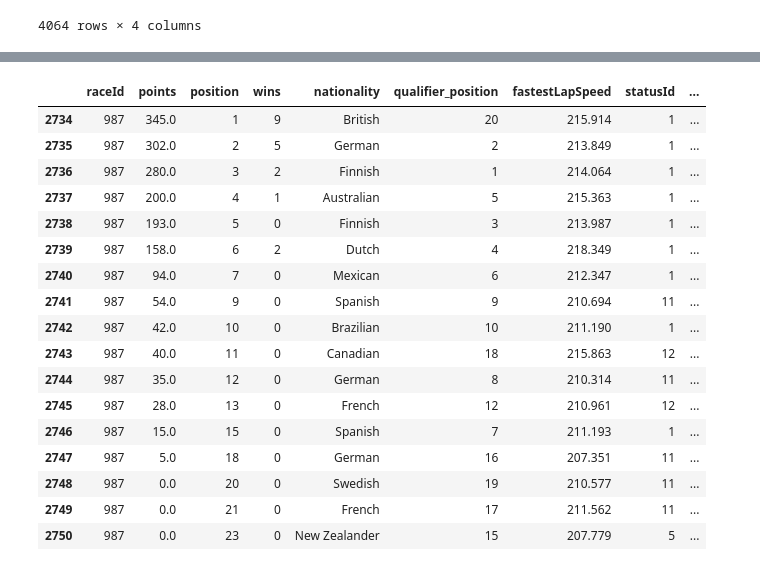
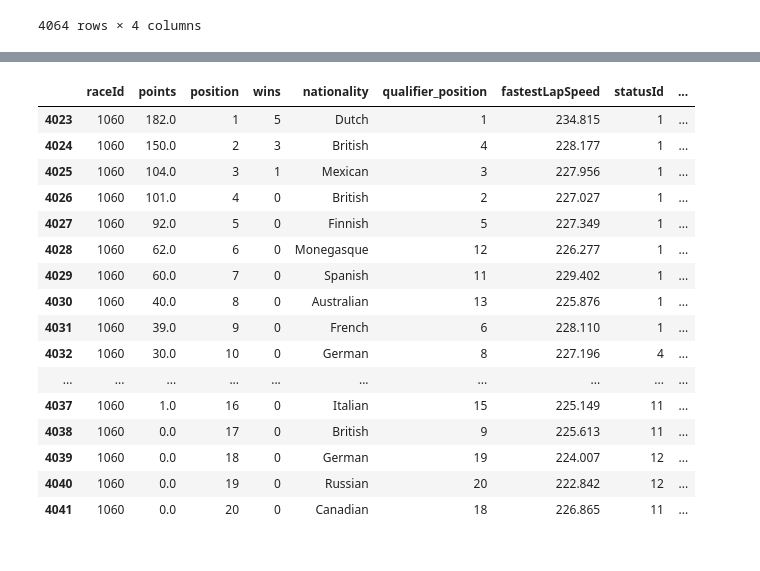
Before and after one commit to rajv98/CarsNData, a Jupyter notebook: Formula 1 Models.ipynb, the cells around one changed output, grey strips where cells are left out. Cells and saved outputs as stored; diff of their text form; code cells hidden in the pictures.

```diff
--- a/Formula 1 Models.ipynb
+++ b/Formula 1 Models.ipynb
@@ -197,25 +204,24 @@ monza_features
-# %%
-monza_features = monza_features[monza_features.raceId==987]
-monza_features
-# %% [output]
-|  | raceId | points | position | wins | nationality | qualifier_position | fastestLapSpeed | statusId | ... |
-| 2734 | 987 | 345.0 | 1 | 9 | British | 20 | 215.914 | 1 | ... |
-| 2735 | 987 | 302.0 | 2 | 5 | German | 2 | 213.849 | 1 | ... |
-| 2736 | 987 | 280.0 | 3 | 2 | Finnish | 1 | 214.064 | 1 | ... |
-| 2737 | 987 | 200.0 | 4 | 1 | Australian | 5 | 215.363 | 1 | ... |
-| 2738 | 987 | 193.0 | 5 | 0 | Finnish | 3 | 213.987 | 1 | ... |
-| 2739 | 987 | 158.0 | 6 | 2 | Dutch | 4 | 218.349 | 1 | ... |
-| 2740 | 987 | 94.0 | 7 | 0 | Mexican | 6 | 212.347 | 1 | ... |
-| 2741 | 987 | 54.0 | 9 | 0 | Spanish | 9 | 210.694 | 11 | ... |
-| 2742 | 987 | 42.0 | 10 | 0 | Brazilian | 10 | 211.190 | 1 | ... |
-| 2743 | 987 | 40.0 | 11 | 0 | Canadian | 18 | 215.863 | 12 | ... |
-| 2744 | 987 | 35.0 | 12 | 0 | German | 8 | 210.314 | 11 | ... |
-| 2745 | 987 | 28.0 | 13 | 0 | French | 12 | 210.961 | 12 | ... |
-| 2746 | 987 | 15.0 | 15 | 0 | Spanish | 7 | 211.193 | 1 | ... |
-| 2747 | 987 | 5.0 | 18 | 0 | German | 16 | 207.351 | 11 | ... |
-| 2748 | 987 | 0.0 | 20 | 0 | Swedish | 19 | 210.577 | 11 | ... |
-| 2749 | 987 | 0.0 | 21 | 0 | French | 17 | 211.562 | 11 | ... |
-| 2750 | 987 | 0.0 | 23 | 0 | New Zealander | 15 | 207.779 | 5 | ... |
+# %%
+monza_features = monza_features[monza_features.raceId==1060]
+monza_features
+# %% [output]
+|  | raceId | points | position | wins | nationality | qualifier_position | fastestLapSpeed | statusId | ... |
+| 4023 | 1060 | 182.0 | 1 | 5 | Dutch | 1 | 234.815 | 1 | ... |
+| 4024 | 1060 | 150.0 | 2 | 3 | British | 4 | 228.177 | 1 | ... |
+| 4025 | 1060 | 104.0 | 3 | 1 | Mexican | 3 | 227.956 | 1 | ... |
+| 4026 | 1060 | 101.0 | 4 | 0 | British | 2 | 227.027 | 1 | ... |
+| 4027 | 1060 | 92.0 | 5 | 0 | Finnish | 5 | 227.349 | 1 | ... |
+| 4028 | 1060 | 62.0 | 6 | 0 | Monegasque | 12 | 226.277 | 1 | ... |
+| 4029 | 1060 | 60.0 | 7 | 0 | Spanish | 11 | 229.402 | 1 | ... |
+| 4030 | 1060 | 40.0 | 8 | 0 | Australian | 13 | 225.876 | 1 | ... |
+| 4031 | 1060 | 39.0 | 9 | 0 | French | 6 | 228.110 | 1 | ... |
+| 4032 | 1060 | 30.0 | 10 | 0 | German | 8 | 227.196 | 4 | ... |
+| ... | ... | ... | ... | ... | ... | ... | ... | ... | ... |
+| 4037 | 1060 | 1.0 | 16 | 0 | Italian | 15 | 225.149 | 11 | ... |
+| 4038 | 1060 | 0.0 | 17 | 0 | British | 9 | 225.613 | 11 | ... |
+| 4039 | 1060 | 0.0 | 18 | 0 | German | 19 | 224.007 | 12 | ... |
+| 4040 | 1060 | 0.0 | 19 | 0 | Russian | 20 | 222.842 | 12 | ... |
+| 4041 | 1060 | 0.0 | 20 | 0 | Canadian | 18 | 226.865 | 11 | ... |
 # %%
 monza_features['PointsOrNot'] = np.where(monza_features['position']<=10,'W','L')
 monza_features
```
Also changed, not shown: parts of 21 cells of this notebook, 2 other files.
